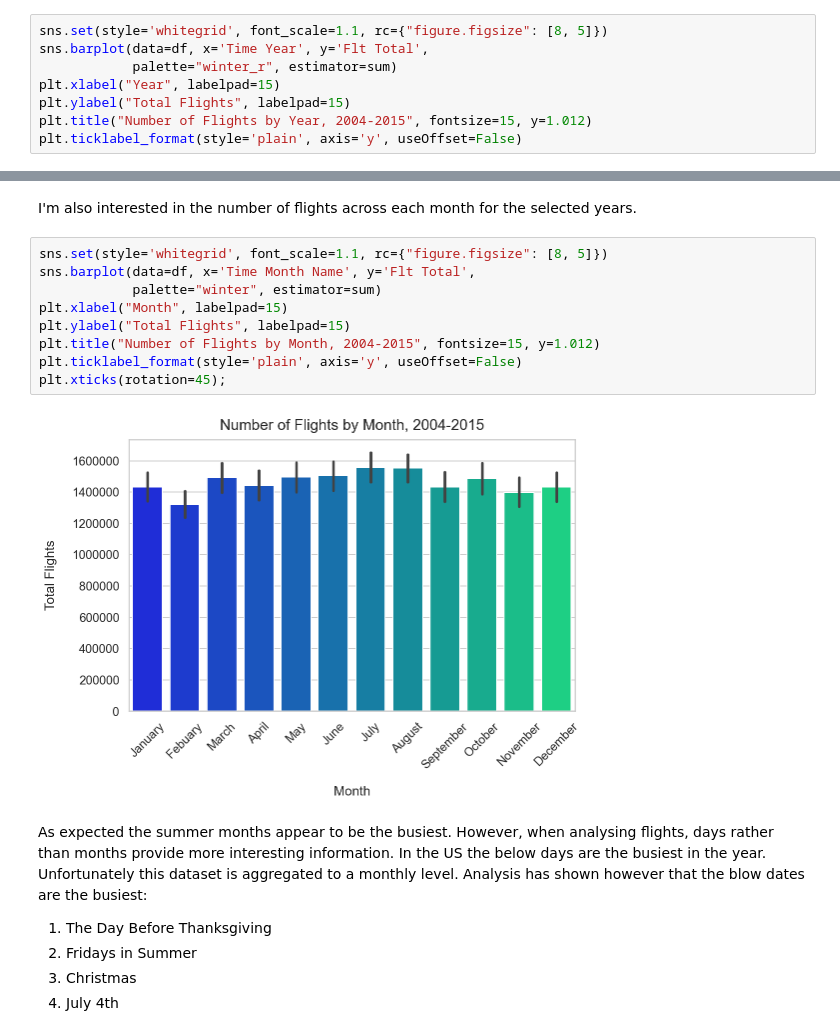
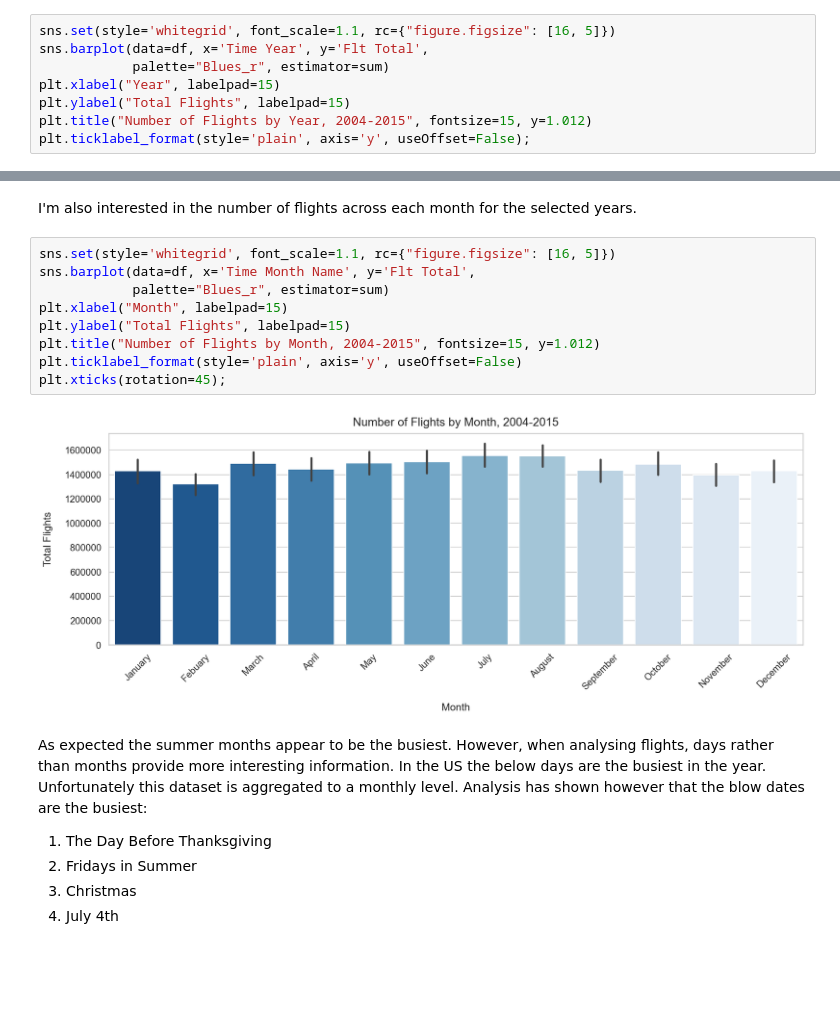
Before and after one commit to Munster2020/HDIP_CSDA_COMP08050_PROJECT, a Jupyter notebook: project2020.ipynb, the cells around one changed output, grey strips where cells are left out. Cells and saved outputs as stored; diff of their text form; blank space fills up the shorter version.

```diff
--- a/project2020.ipynb
+++ b/project2020.ipynb
@@ -225,11 +225,11 @@ df.shape
 # %% [markdown]
 Before delving into the dataset I want to get a general sense of the number of flights being recorded in the dataset by year.
 # %%
-sns.set(style='whitegrid', font_scale=1.1, rc={"figure.figsize": [8, 5]})
+sns.set(style='whitegrid', font_scale=1.1, rc={"figure.figsize": [16, 5]})
 sns.barplot(data=df, x='Time Year', y='Flt Total',
-            palette="winter_r", estimator=sum)
+            palette="Blues_r", estimator=sum)
 plt.xlabel("Year", labelpad=15)
 plt.ylabel("Total Flights", labelpad=15)
 plt.title("Number of Flights by Year, 2004-2015", fontsize=15, y=1.012)
-plt.ticklabel_format(style='plain', axis='y', useOffset=False)
+plt.ticklabel_format(style='plain', axis='y', useOffset=False);
 # %% [output]
@@ -253,16 +253,16 @@ De Neufville explains the relationship of capacity, demand, and delay thus: "*Th
 # %% [markdown]
 I'm also interested in the number of flights across each month for the selected years.
 # %%
-sns.set(style='whitegrid', font_scale=1.1, rc={"figure.figsize": [8, 5]})
+sns.set(style='whitegrid', font_scale=1.1, rc={"figure.figsize": [16, 5]})
 sns.barplot(data=df, x='Time Month Name', y='Flt Total',
-            palette="winter", estimator=sum)
+            palette="Blues_r", estimator=sum)
 plt.xlabel("Month", labelpad=15)
 plt.ylabel("Total Flights", labelpad=15)
 plt.title("Number of Flights by Month, 2004-2015", fontsize=15, y=1.012)
 plt.ticklabel_format(style='plain', axis='y', useOffset=False)
 plt.xticks(rotation=45);
 # %% [output]
-[figure, old version]
+[figure, new version]
 # %% [markdown]
 As expected the summer months appear to be the busiest. However, when analysing flights, days rather than months provide more interesting information. In the US the below days are the busiest in the year. Unfortunately this dataset is aggregated to a monthly level. Analysis has shown however that the blow dates are the busiest:
 1. The Day Before Thanksgiving
```
Also changed, not shown: parts of 64 cells of this notebook.
